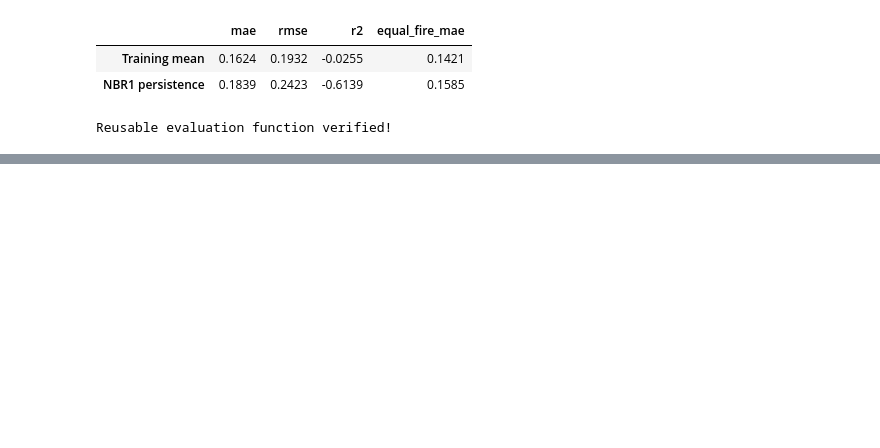
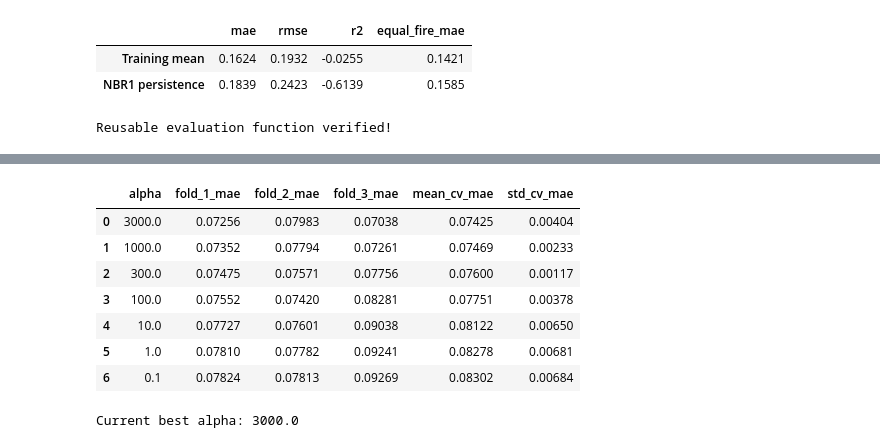
Before and after one commit to Vasant-Tholappa/wildfire-recovery-forecasting, a Jupyter notebook: notebooks/phase5_ml.ipynb, the cells around one changed output, grey strips where cells are left out. Drawn from its saved outputs; the diff is of its cells as text; code cells hidden in the pictures; blank space fills up the shorter version.

```diff
--- a/notebooks/phase5_ml.ipynb
+++ b/notebooks/phase5_ml.ipynb
@@ -330,0 +521,62 @@ Reusable evaluation function verified!
+# %%
+
+more_alphas = [300.0, 1000.0, 3000.0]
+additional_results = []
+
+for alpha in more_alphas:
+    fold_maes = []
+
+    for train_idx, holdout_idx in cv_splits:
+        model = clone(ridge_pipeline)
+        model.set_params(model__alpha=alpha)
+
+        model.fit(
+            X_train.iloc[train_idx][ridge_features],
+            y_train.iloc[train_idx]
+        )
+
+        predictions = model.predict(
+            X_train.iloc[holdout_idx][ridge_features]
+        )
+
+        fold_maes.append(
+            mean_absolute_error(
+                y_train.iloc[holdout_idx],
+                predictions
+            )
+        )
+
+    additional_results.append({
+        "alpha": alpha,
+        "fold_1_mae": fold_maes[0],
+        "fold_2_mae": fold_maes[1],
+        "fold_3_mae": fold_maes[2],
+        "mean_cv_mae": np.mean(fold_maes),
+        "std_cv_mae": np.std(fold_maes)
+    })
+
+# Compare all seven alpha settings
+cv_results_df = (
+    pd.concat(
+        [cv_results_df, pd.DataFrame(additional_results)],
+        ignore_index=True
+    )
+    .drop_duplicates(subset="alpha", keep="last")
+    .sort_values("mean_cv_mae")
+    .reset_index(drop=True)
+)
+
+display(cv_results_df.round(5))
+
+best_alpha = float(cv_results_df.iloc[0]["alpha"])
+print(f"Current best alpha: {best_alpha}")
+# %% [output]
+|  | alpha | fold_1_mae | fold_2_mae | fold_3_mae | mean_cv_mae | std_cv_mae |
+| 0 | 3000.0 | 0.07256 | 0.07983 | 0.07038 | 0.07425 | 0.00404 |
+| 1 | 1000.0 | 0.07352 | 0.07794 | 0.07261 | 0.07469 | 0.00233 |
+| 2 | 300.0 | 0.07475 | 0.07571 | 0.07756 | 0.07600 | 0.00117 |
+| 3 | 100.0 | 0.07552 | 0.07420 | 0.08281 | 0.07751 | 0.00378 |
+| 4 | 10.0 | 0.07727 | 0.07601 | 0.09038 | 0.08122 | 0.00650 |
+| 5 | 1.0 | 0.07810 | 0.07782 | 0.09241 | 0.08278 | 0.00681 |
+| 6 | 0.1 | 0.07824 | 0.07813 | 0.09269 | 0.08302 | 0.00684 |
+Current best alpha: 3000.0
```
Also changed, not shown: parts of 10 cells of this notebook, 4 other files.
